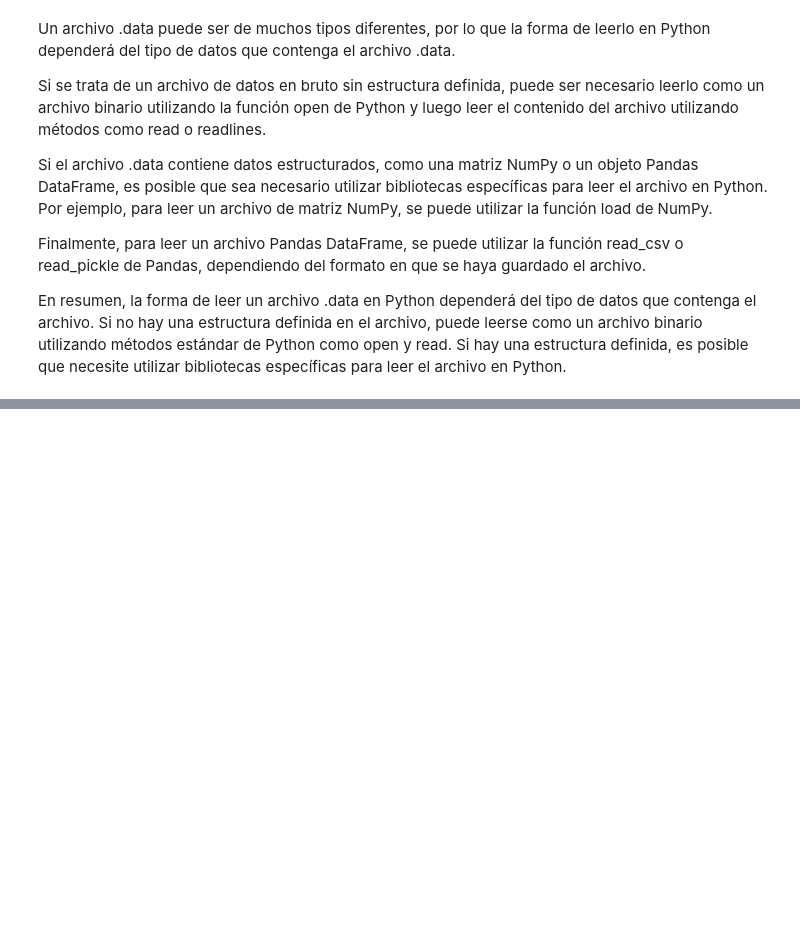
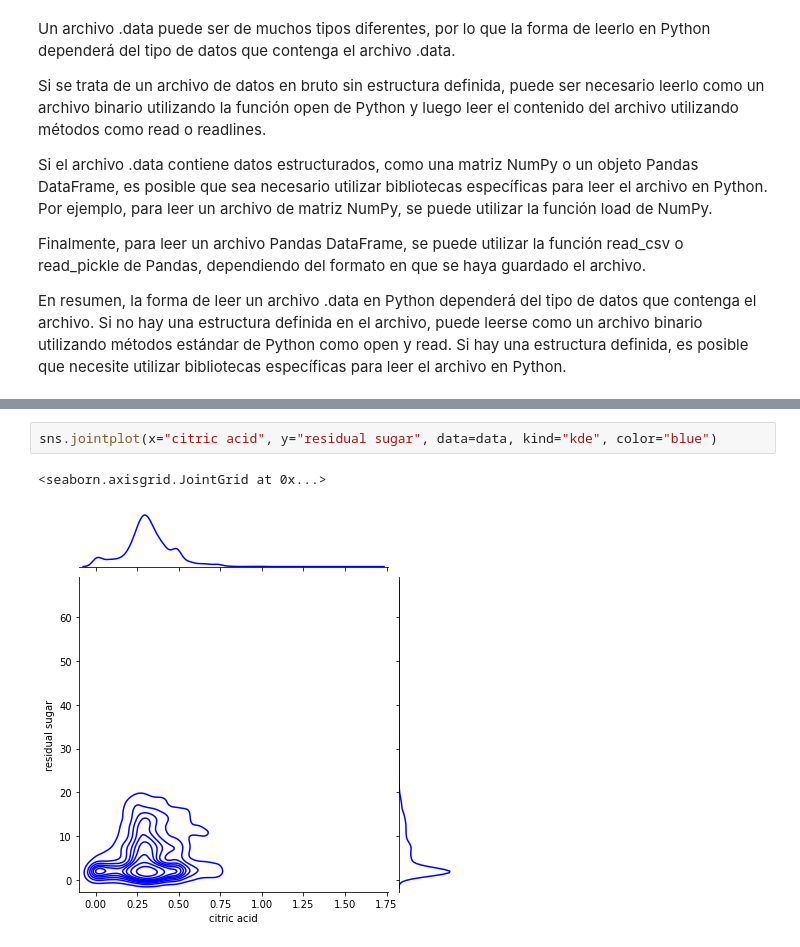
Before and after one commit to SantiagoTaracena01/data-mining-lab-03, a Jupyter notebook: src/main.ipynb, the cells around one changed output, grey strips where cells are left out. Drawn from its saved outputs; the diff is of its cells as text; blank space fills up the shorter version.

```diff
--- a/src/main.ipynb
+++ b/src/main.ipynb
@@ -30,0 +100,5 @@ En resumen, la forma de leer un archivo .data en Python dependerá del tipo de d
+# %%
+sns.jointplot(x="citric acid", y="residual sugar", data=data, kind="kde", color="blue")
+# %% [output]
+<seaborn.axisgrid.JointGrid at 0x...>
+[figure, added]
```
Also changed, not shown: parts of 19 cells of this notebook.
